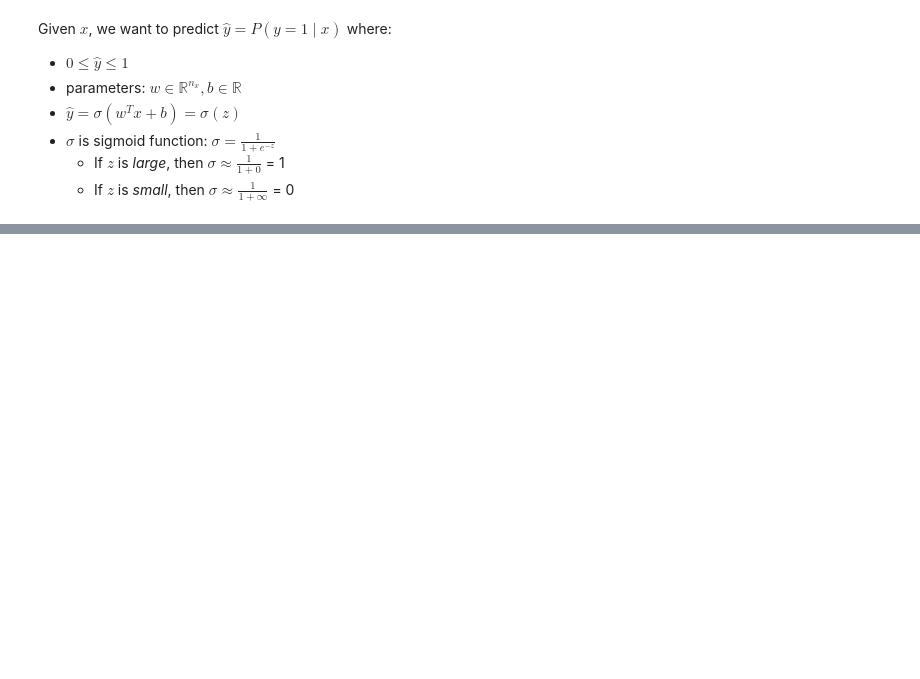
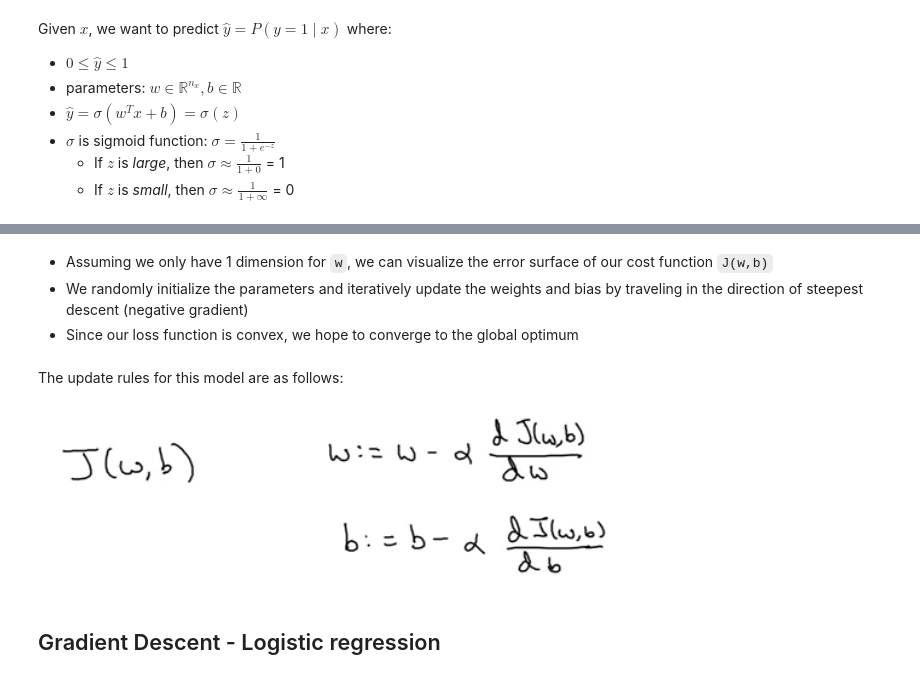
Before and after one commit to mikearango/deeplearning.ai, a Jupyter notebook: 01_neural-nets-and-dl/logreg-as-nnet.ipynb, the cells around one changed output, grey strips where cells are left out. Saved outputs shown, nothing was run; the diff lists cells and outputs as text; code cells hidden in the pictures; blank space fills up the shorter version.

```diff
--- a/01_neural-nets-and-dl/logreg-as-nnet.ipynb
+++ b/01_neural-nets-and-dl/logreg-as-nnet.ipynb
@@ -39,0 +61,12 @@ Given $x$, we want to predict $\hat{y} = P(y = 1 \mid x)$ where:
+# %% [markdown]
+- Assuming we only have 1 dimension for `w`, we can visualize the error surface of our cost function `J(w,b)`
+- We randomly initialize the parameters and iteratively update the weights and bias by traveling in the direction of steepest descent (negative gradient)
+- Since our loss function is convex, we hope to converge to the global optimum
+# %% [markdown]
+The update rules for this model are as follows:
+# %%
+Image("img/update-rule-grad-descent.PNG")
+# %% [output]
+[figure, added]
+# %% [markdown]
+## Gradient Descent - Logistic regression
```
Also changed, not shown: parts of 6 cells of this notebook, 2 other files.
